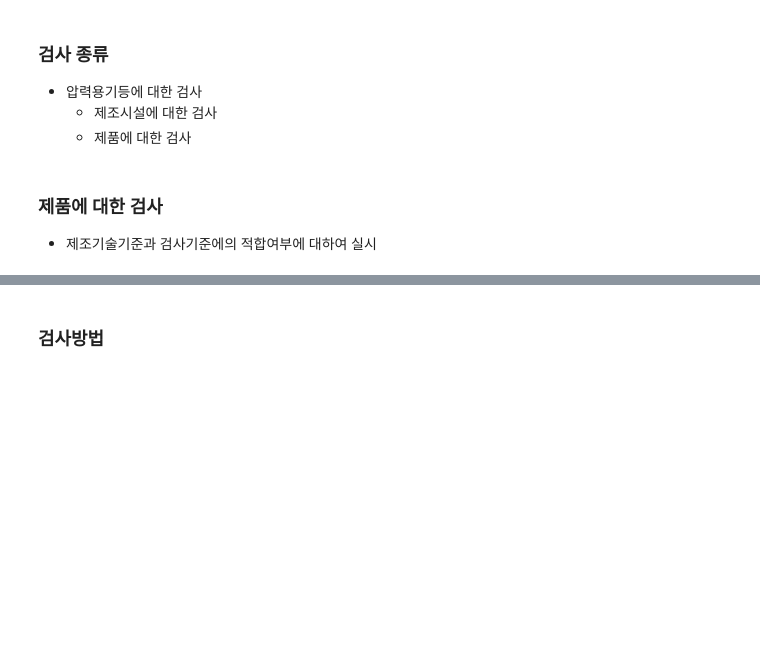
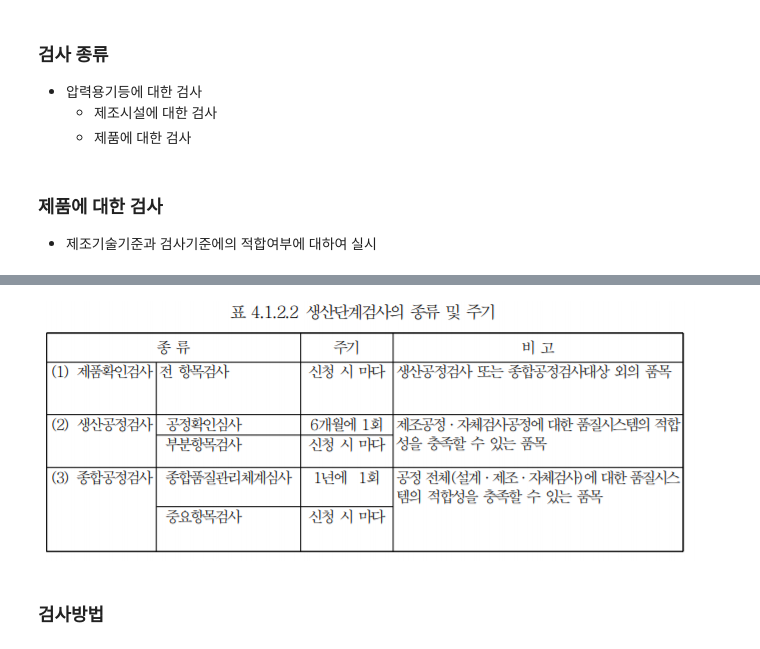
Before and after one commit to mechamuk/Graduate_work-Research, a Jupyter notebook: 20200420/research_20200420.ipynb, the cells around one changed output, grey strips where cells are left out. Drawn from its saved outputs; the diff is of its cells as text; code cells hidden in the pictures; blank space fills up the shorter version.

```diff
--- a/20200420/research_20200420.ipynb
+++ b/20200420/research_20200420.ipynb
@@ -175,3 +175,7 @@ Image("research_20200413_4.png")
+# %%
+Image("자료조사_20200413_1.png")
+# %% [output]
+[figure, added]
 # %% [markdown]
 ### 검사방법
 # %% [markdown]
```
Also changed, not shown: parts of 20 cells of this notebook.
